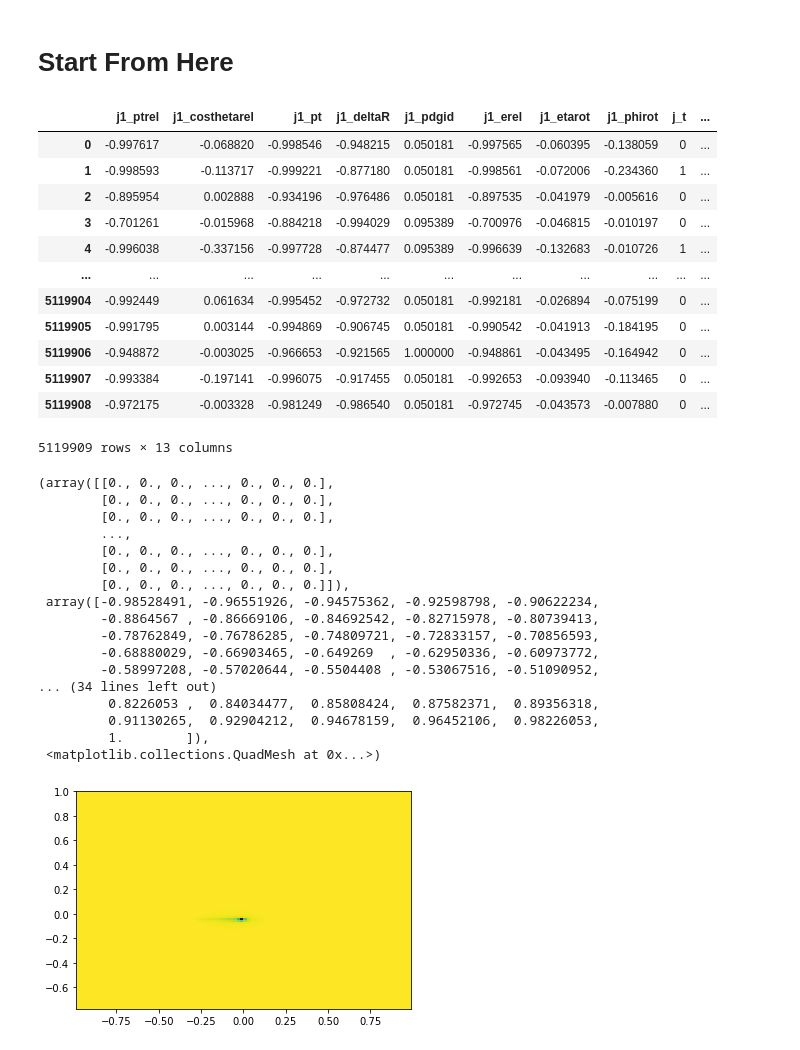
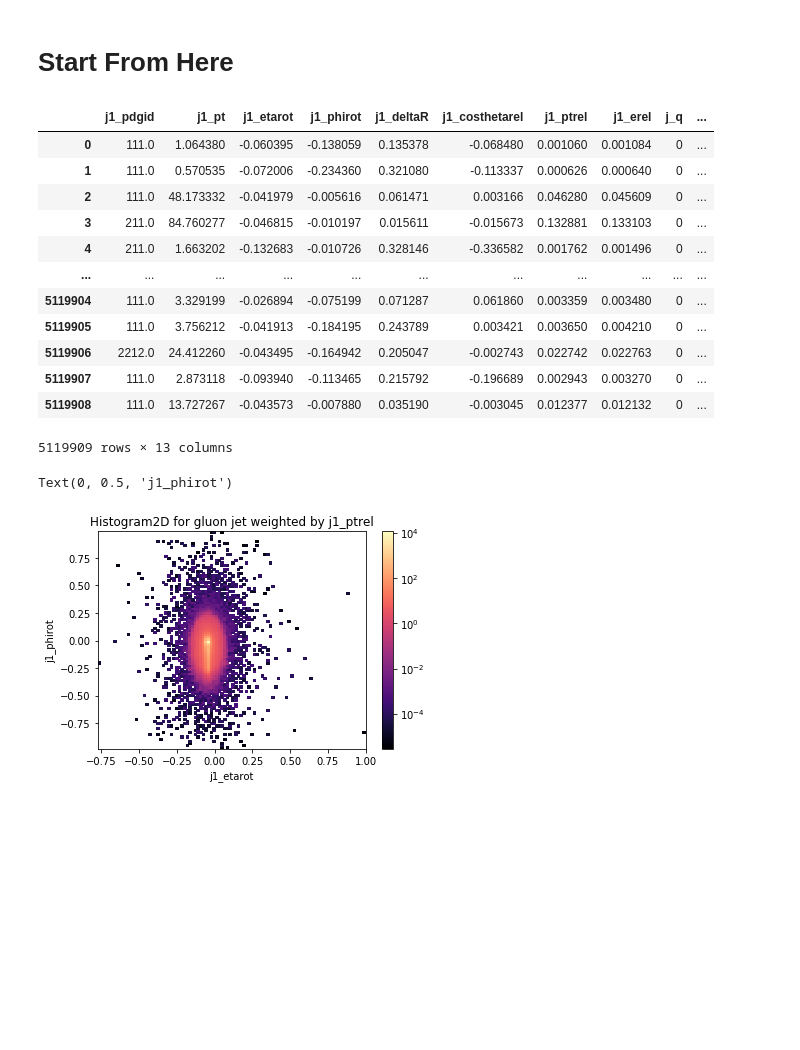
Before and after one commit to Noam-91/EPE_tutorial, a Jupyter notebook: train/plots.ipynb, the cells around one changed output. Saved outputs shown, nothing was run; the diff lists cells and outputs as text; code cells hidden in the pictures; blank space fills up the shorter version.

```diff
--- a/train/plots.ipynb
+++ b/train/plots.ipynb
@@ -34,44 +34,33 @@ df.head()
 # %% [markdown]
 # Start From Here
 # %%
-# min-max normalization to [-1,1]
+# min-max normalization to [-1,1] for phi & eta
 temp_df = df.copy()
-for col in features:
+for col in features[1:3]:
     temp_df[col] = -1 + 2*(temp_df[col]-temp_df[col].min())/(temp_df[col].max()-temp_df[col].min())
 temp_df
 # %% [output]
-|  | j1_ptrel | j1_costhetarel | j1_pt | j1_deltaR | j1_pdgid | j1_erel | j1_etarot | j1_phirot | j_t | ... |
-| 0 | -0.997617 | -0.068820 | -0.998546 | -0.948215 | 0.050181 | -0.997565 | -0.060395 | -0.138059 | 0 | ... |
-| 1 | -0.998593 | -0.113717 | -0.999221 | -0.877180 | 0.050181 | -0.998561 | -0.072006 | -0.234360 | 1 | ... |
-| 2 | -0.895954 | 0.002888 | -0.934196 | -0.976486 | 0.050181 | -0.897535 | -0.041979 | -0.005616 | 0 | ... |
-| 3 | -0.701261 | -0.015968 | -0.884218 | -0.994029 | 0.095389 | -0.700976 | -0.046815 | -0.010197 | 0 | ... |
-| 4 | -0.996038 | -0.337156 | -0.997728 | -0.874477 | 0.095389 | -0.996639 | -0.132683 | -0.010726 | 1 | ... |
+|  | j1_pdgid | j1_pt | j1_etarot | j1_phirot | j1_deltaR | j1_costhetarel | j1_ptrel | j1_erel | j_q | ... |
+| 0 | 111.0 | 1.064380 | -0.060395 | -0.138059 | 0.135378 | -0.068480 | 0.001060 | 0.001084 | 0 | ... |
+| 1 | 111.0 | 0.570535 | -0.072006 | -0.234360 | 0.321080 | -0.113337 | 0.000626 | 0.000640 | 0 | ... |
+| 2 | 111.0 | 48.173332 | -0.041979 | -0.005616 | 0.061471 | 0.003166 | 0.046280 | 0.045609 | 0 | ... |
+| 3 | 211.0 | 84.760277 | -0.046815 | -0.010197 | 0.015611 | -0.015673 | 0.132881 | 0.133103 | 0 | ... |
+| 4 | 211.0 | 1.663202 | -0.132683 | -0.010726 | 0.328146 | -0.336582 | 0.001762 | 0.001496 | 0 | ... |
 | ... | ... | ... | ... | ... | ... | ... | ... | ... | ... | ... |
-| 5119904 | -0.992449 | 0.061634 | -0.995452 | -0.972732 | 0.050181 | -0.992181 | -0.026894 | -0.075199 | 0 | ... |
-| 5119905 | -0.991795 | 0.003144 | -0.994869 | -0.906745 | 0.050181 | -0.990542 | -0.041913 | -0.184195 | 0 | ... |
-| 5119906 | -0.948872 | -0.003025 | -0.966653 | -0.921565 | 1.000000 | -0.948861 | -0.043495 | -0.164942 | 0 | ... |
-| 5119907 | -0.993384 | -0.197141 | -0.996075 | -0.917455 | 0.050181 | -0.992653 | -0.093940 | -0.113465 | 0 | ... |
-| 5119908 | -0.972175 | -0.003328 | -0.981249 | -0.986540 | 0.050181 | -0.972745 | -0.043573 | -0.007880 | 0 | ... |
+| 5119904 | 111.0 | 3.329199 | -0.026894 | -0.075199 | 0.071287 | 0.061860 | 0.003359 | 0.003480 | 0 | ... |
+| 5119905 | 111.0 | 3.756212 | -0.041913 | -0.184195 | 0.243789 | 0.003421 | 0.003650 | 0.004210 | 0 | ... |
+| 5119906 | 2212.0 | 24.412260 | -0.043495 | -0.164942 | 0.205047 | -0.002743 | 0.022742 | 0.022763 | 0 | ... |
+| 5119907 | 111.0 | 2.873118 | -0.093940 | -0.113465 | 0.215792 | -0.196689 | 0.002943 | 0.003270 | 0 | ... |
+| 5119908 | 111.0 | 13.727267 | -0.043573 | -0.007880 | 0.035190 | -0.003045 | 0.012377 | 0.012132 | 0 | ... |
 5119909 rows × 13 columns
 # %%
 # try plot for Gluon
-plt.hist2d(x=temp_df[temp_df['j_g']==1].j1_phirot, y=temp_df[temp_df['j_g']==1].j1_etarot,weights=temp_df[temp_df['j_g']==1].j1_ptrel,bins=100)
+_,_,_,img = plt.hist2d(x=temp_df[temp_df['j_g']==1].j1_etarot, y=temp_df[temp_df['j_g']==1].j1_phirot,weights=temp_df[temp_df['j_g']==1].j1_ptrel,bins=100,cmap='magma',norm=LogNorm())
+img
+plt.colorbar()
+plt.title('Histogram2D for gluon jet weighted by j1_ptrel')
+plt.xlabel('j1_etarot')
+plt.ylabel('j1_phirot')
 # %% [output]
-(array([[0., 0., 0., ..., 0., 0., 0.],
-        [0., 0., 0., ..., 0., 0., 0.],
-        [0., 0., 0., ..., 0., 0., 0.],
-        ...,
-        [0., 0., 0., ..., 0., 0., 0.],
-        [0., 0., 0., ..., 0., 0., 0.],
-        [0., 0., 0., ..., 0., 0., 0.]]),
- array([-0.98528491, -0.96551926, -0.94575362, -0.92598798, -0.90622234,
-        -0.8864567 , -0.86669106, -0.84692542, -0.82715978, -0.80739413,
-        -0.78762849, -0.76786285, -0.74809721, -0.72833157, -0.70856593,
-        -0.68880029, -0.66903465, -0.649269  , -0.62950336, -0.60973772,
-        -0.58997208, -0.57020644, -0.5504408 , -0.53067516, -0.51090952,
-... (34 lines left out)
-         0.8226053 ,  0.84034477,  0.85808424,  0.87582371,  0.89356318,
-         0.91130265,  0.92904212,  0.94678159,  0.96452106,  0.98226053,
-         1.        ]),
- <matplotlib.collections.QuadMesh at 0x...>)
+Text(0, 0.5, 'j1_phirot')
-[figure, old version]
+[figure, new version]
```
Also changed, not shown: parts of 3 cells of this notebook.
